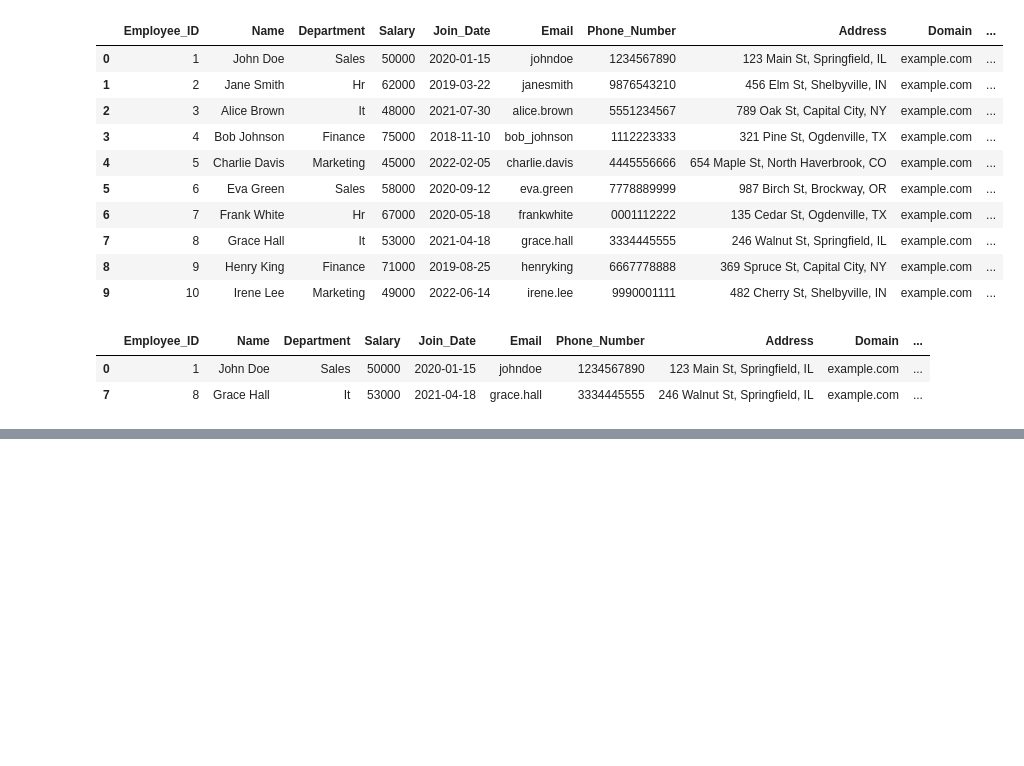
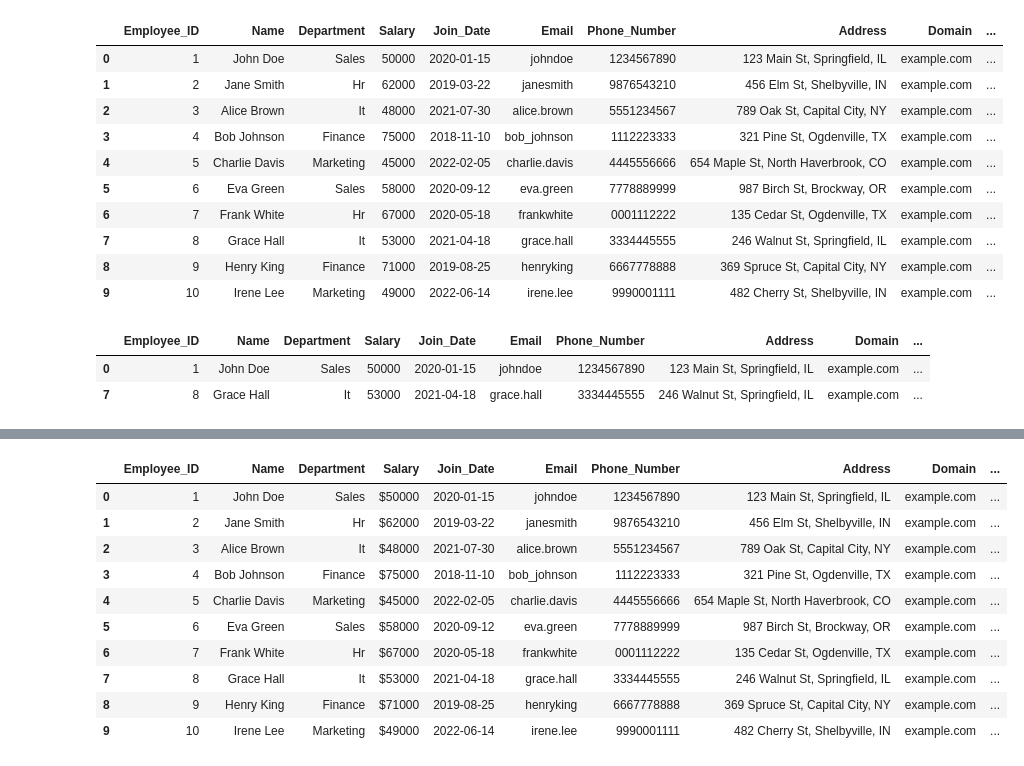
Before and after one commit to itsfarhankhan28/Data-Cleaning, a Jupyter notebook: Practice5/cleaning.ipynb, the cells around one changed output, grey strips where cells are left out. Saved outputs shown, nothing was run; the diff lists cells and outputs as text; code cells hidden in the pictures; blank space fills up the shorter version.

```diff
--- a/Practice5/cleaning.ipynb
+++ b/Practice5/cleaning.ipynb
@@ -358,0 +373,3 @@ filtered_address
+# %%
+df['Total_Compensation'] = df['Salary'].apply(lambda x: (x + (10/100)*x))
+df['Total_Compensation']
@@ -358,0 +406,2 @@ filtered_address
+# %%
+df['Salary'] = df['Salary'].astype('str')
@@ -358,0 +426,3 @@ filtered_address
+# %%
+df['Salary'] = '$' + df['Salary']
+df['Salary']
@@ -358,0 +441,14 @@ filtered_address
+# %%
+df
+# %% [output]
+|  | Employee_ID | Name | Department | Salary | Join_Date | Email | Phone_Number | Address | Domain | ... |
+| 0 | 1 | John Doe | Sales | $50000 | 2020-01-15 | johndoe | 1234567890 | 123 Main St, Springfield, IL | example.com | ... |
+| 1 | 2 | Jane Smith | Hr | $62000 | 2019-03-22 | janesmith | 9876543210 | 456 Elm St, Shelbyville, IN | example.com | ... |
+| 2 | 3 | Alice Brown | It | $48000 | 2021-07-30 | alice.brown | 5551234567 | 789 Oak St, Capital City, NY | example.com | ... |
+| 3 | 4 | Bob Johnson | Finance | $75000 | 2018-11-10 | bob_johnson | 1112223333 | 321 Pine St, Ogdenville, TX | example.com | ... |
+| 4 | 5 | Charlie Davis | Marketing | $45000 | 2022-02-05 | charlie.davis | 4445556666 | 654 Maple St, North Haverbrook, CO | example.com | ... |
+| 5 | 6 | Eva Green | Sales | $58000 | 2020-09-12 | eva.green | 7778889999 | 987 Birch St, Brockway, OR | example.com | ... |
+| 6 | 7 | Frank White | Hr | $67000 | 2020-05-18 | frankwhite | 0001112222 | 135 Cedar St, Ogdenville, TX | example.com | ... |
+| 7 | 8 | Grace Hall | It | $53000 | 2021-04-18 | grace.hall | 3334445555 | 246 Walnut St, Springfield, IL | example.com | ... |
+| 8 | 9 | Henry King | Finance | $71000 | 2019-08-25 | henryking | 6667778888 | 369 Spruce St, Capital City, NY | example.com | ... |
+| 9 | 10 | Irene Lee | Marketing | $49000 | 2022-06-14 | irene.lee | 9990001111 | 482 Cherry St, Shelbyville, IN | example.com | ... |
```
Also changed, not shown: parts of 11 cells of this notebook, 1 other file.
